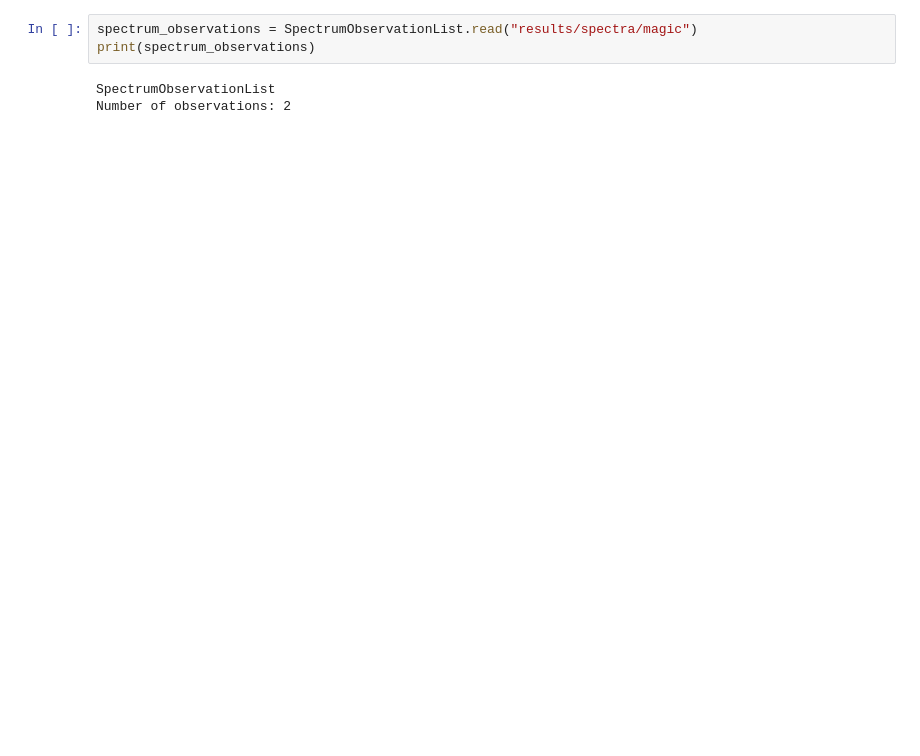
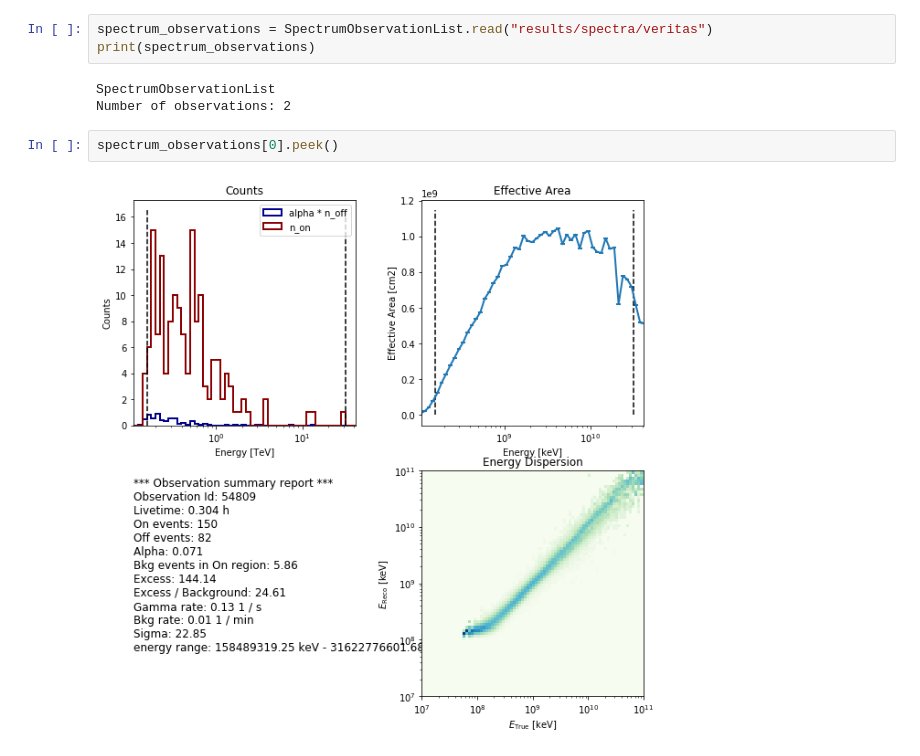
Before and after one commit to open-gamma-ray-astro/joint-crab, a Jupyter notebook: 1_data.ipynb, the cells around one changed output. Cells and saved outputs as stored; diff of their text form; blank space fills up the shorter version.

```diff
--- a/1_data.ipynb
+++ b/1_data.ipynb
@@ -45,6 +120,10 @@ TODO: access pre-computed OGIP spectra and show a bit what they contain
 # %%
-spectrum_observations = SpectrumObservationList.read("results/spectra/magic")
+spectrum_observations = SpectrumObservationList.read("results/spectra/veritas")
 print(spectrum_observations)
 # %% [output]
 SpectrumObservationList
 Number of observations: 2
+# %%
+spectrum_observations[0].peek()
+# %% [output]
+[figure, added]
```
Also changed, not shown: parts of 23 cells of this notebook.
